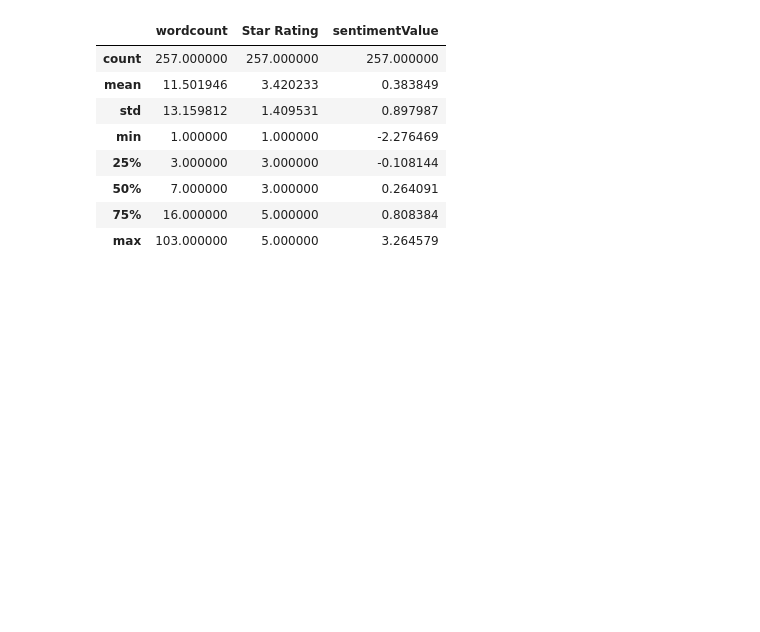
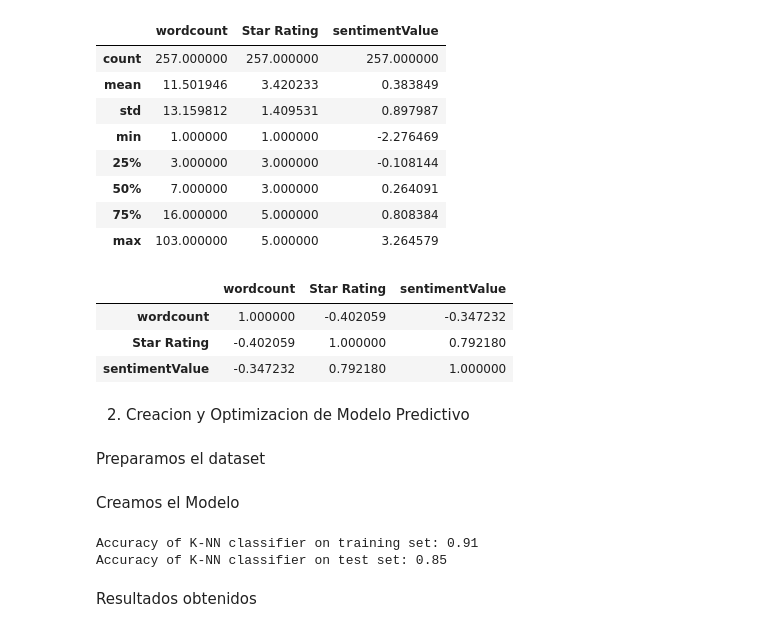
Before and after one commit to Paolo20224/Prueba, a Jupyter notebook: reviews_sentiment.ipynb, the cells around one changed output. Drawn from its saved outputs; the diff is of its cells as text; code cells hidden in the pictures; blank space fills up the shorter version.

```diff
--- a/reviews_sentiment.ipynb
+++ b/reviews_sentiment.ipynb
@@ -60,3 +60,18 @@ df2.describe()
 # %%
 #A continuacion revisaremos el archivo en excel para validar que elementos conducentes a error puede contener esta base.
 df.to_excel("rev_sentiment.xlsx", index=False)
+# %%
+#A continuacion analizamos la correlacion entra las variables cuantitativas.
+
+import pandas as pd
+
+corr_df = df2.corr(method='pearson')
+
+corr_df.style.background_gradient(cmap='coolwarm')
+# %% [output]
+|  | wordcount | Star Rating | sentimentValue |
+| wordcount | 1.000000 | -0.402059 | -0.347232 |
+| Star Rating | -0.402059 | 1.000000 | 0.792180 |
+| sentimentValue | -0.347232 | 0.792180 | 1.000000 |
+# %% [markdown]
+2. Creacion y Optimizacion de Modelo Predictivo
@@ -62,0 +95,2 @@ df.to_excel("rev_sentiment.xlsx", index=False)
+# %% [markdown]
+Preparamos el dataset
@@ -62,0 +105,18 @@ df.to_excel("rev_sentiment.xlsx", index=False)
+# %% [markdown]
+Creamos el Modelo
+# %%
+#Realizamos iteraciones para "N° de vecinos" y nos quedamos con el mejor equilibrio para el nivel de precision de test y entrenamiento.
+
+n_neighbors = 5
+
+knn = KNeighborsClassifier(n_neighbors)
+knn.fit(X_train, y_train)
+print('Accuracy of K-NN classifier on training set: {:.2f}'
+     .format(knn.score(X_train, y_train)))
+print('Accuracy of K-NN classifier on test set: {:.2f}'
+     .format(knn.score(X_test, y_test)))
+# %% [output]
+Accuracy of K-NN classifier on training set: 0.91
+Accuracy of K-NN classifier on test set: 0.85
+# %% [markdown]
+Resultados obtenidos
```
Also changed, not shown: parts of 8 cells of this notebook.
